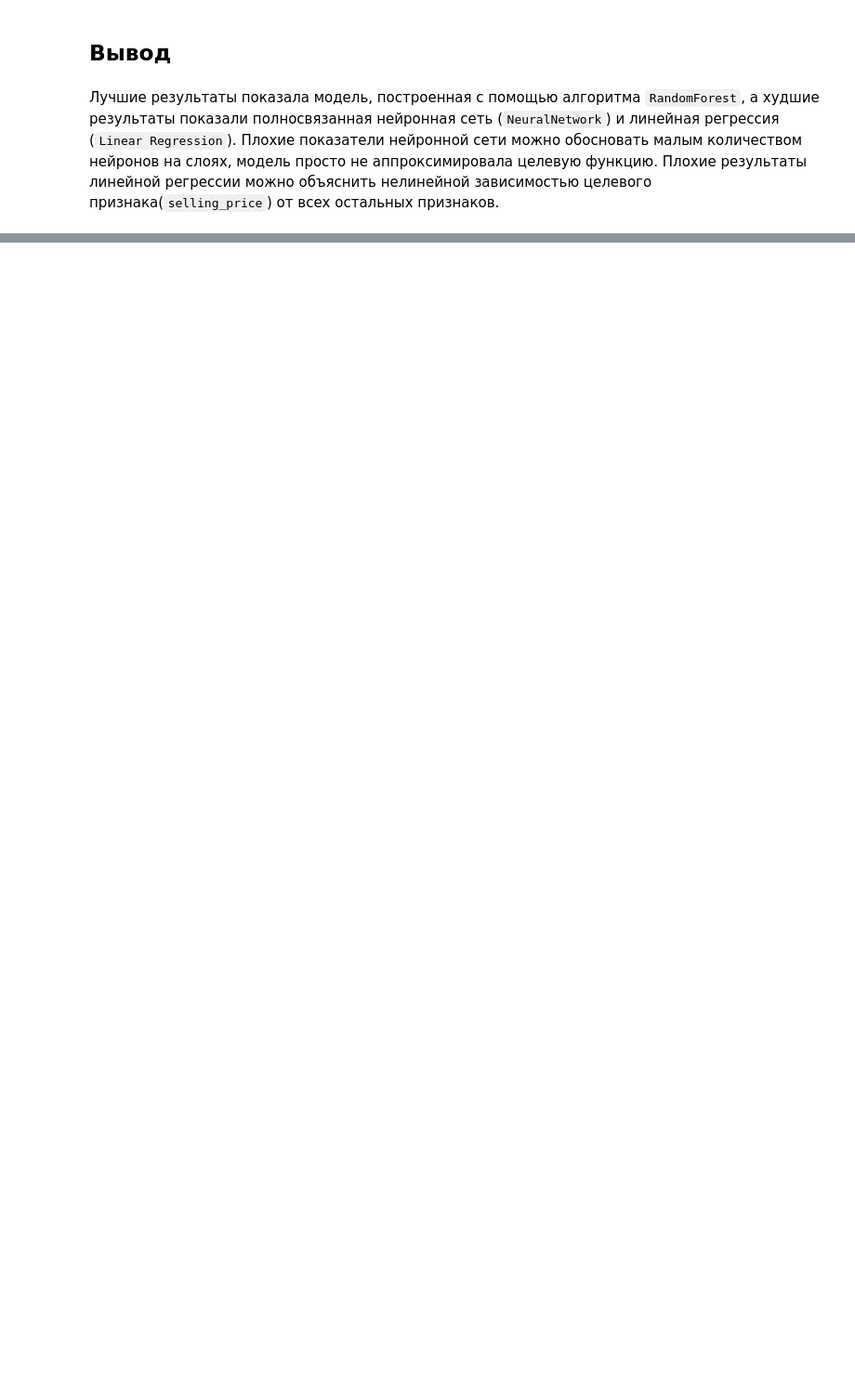
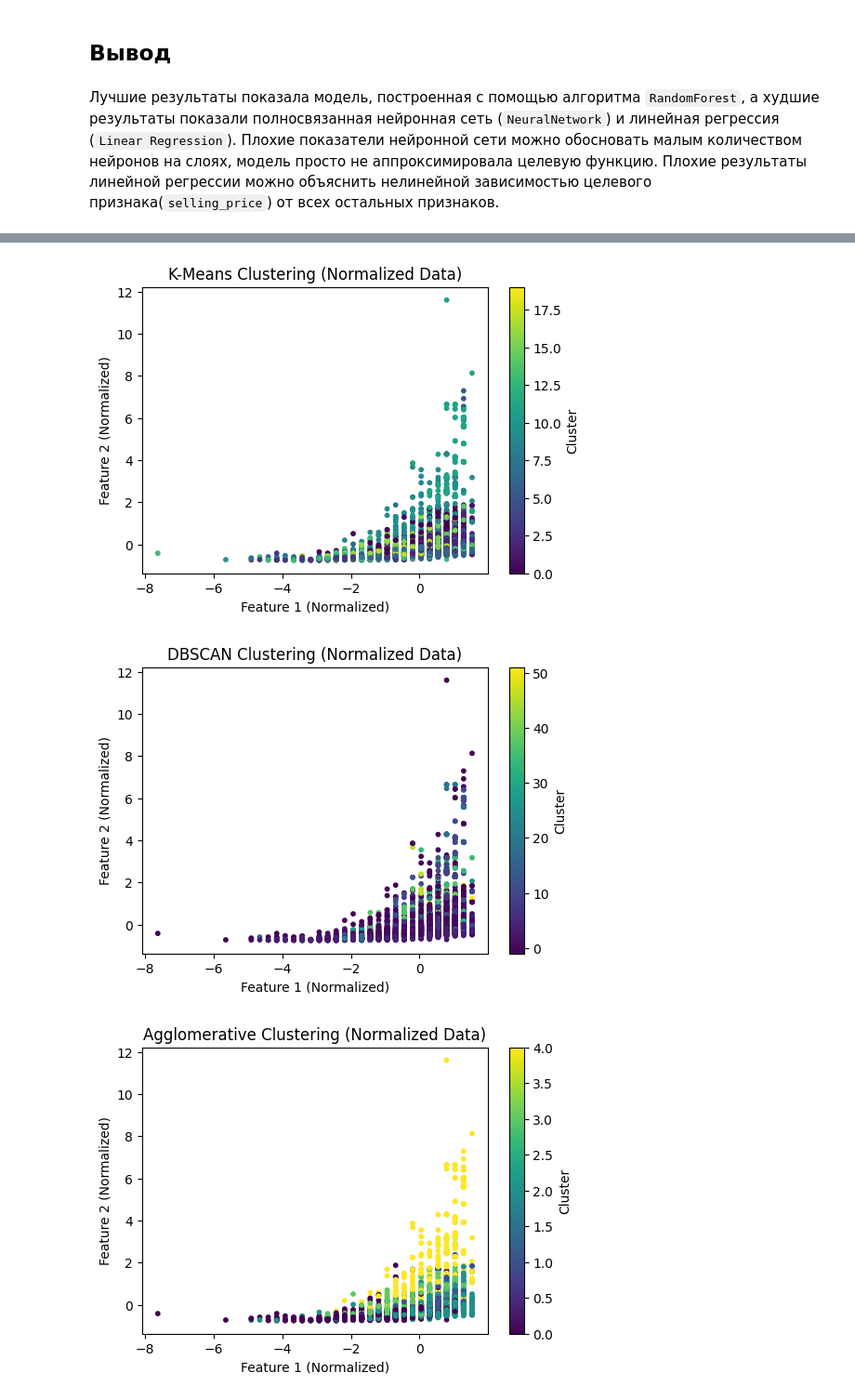
Before and after one commit to ismukhin/ml-course, a Jupyter notebook: regression_car_price.ipynb, the cells around one changed output, grey strips where cells are left out. Shown at 93% size. Saved outputs shown, nothing was run; the diff lists cells and outputs as text; code cells hidden in the pictures; blank space fills up the shorter version.

```diff
--- a/regression_car_price.ipynb
+++ b/regression_car_price.ipynb
@@ -424,0 +517,27 @@ Gradient Boosting                0.980489  0.960524
+# %%
+scaler = StandardScaler()
+data_normalized_only = scaler.fit_transform(data)
+normalized_results = {}
+
+for name, model in algorithms.items():
+    labels = model.fit_predict(data_normalized_only)
+    silhouette = silhouette_score(data_normalized_only, labels) if len(np.unique(labels)) > 1 else np.nan
+    ari = adjusted_rand_score(data["selling_price"], labels)
+    normalized_results[name] = {"Silhouette Score": silhouette, "Adjusted Rand Index": ari}
+
+    plt.figure(figsize=(6, 4))
+    plt.scatter(data_normalized_only[:, 0], data_normalized_only[:, 1], c=labels, cmap="viridis", s=10)
+    plt.title(f"{name} Clustering (Normalized Data)")
+    plt.colorbar(label="Cluster")
+    plt.xlabel("Feature 1 (Normalized)")
+    plt.ylabel("Feature 2 (Normalized)")
+    plt.show()
+
+for method, scores in normalized_results.items():
+    print(f"{method} (Normalized Data):")
+    for metric, value in scores.items():
+        print(f"  {metric}: {value:.2f}")
+# %% [output]
+[figure, added]
+[figure, added]
+[figure, added]
```
Also changed, not shown: parts of 13 cells of this notebook.
